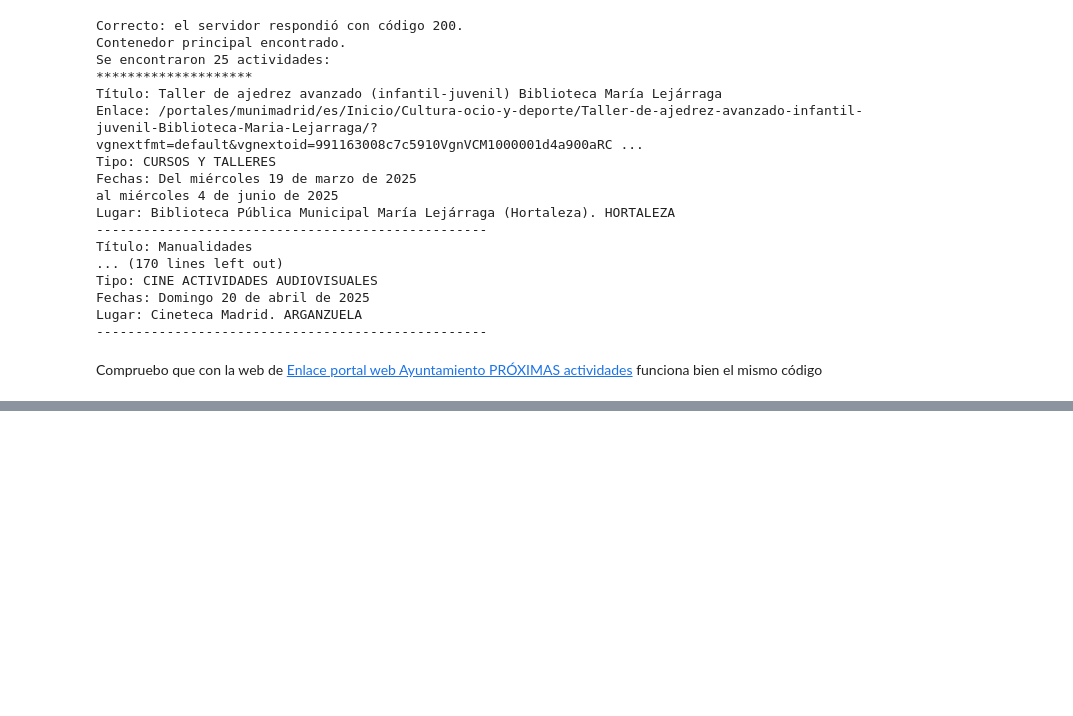
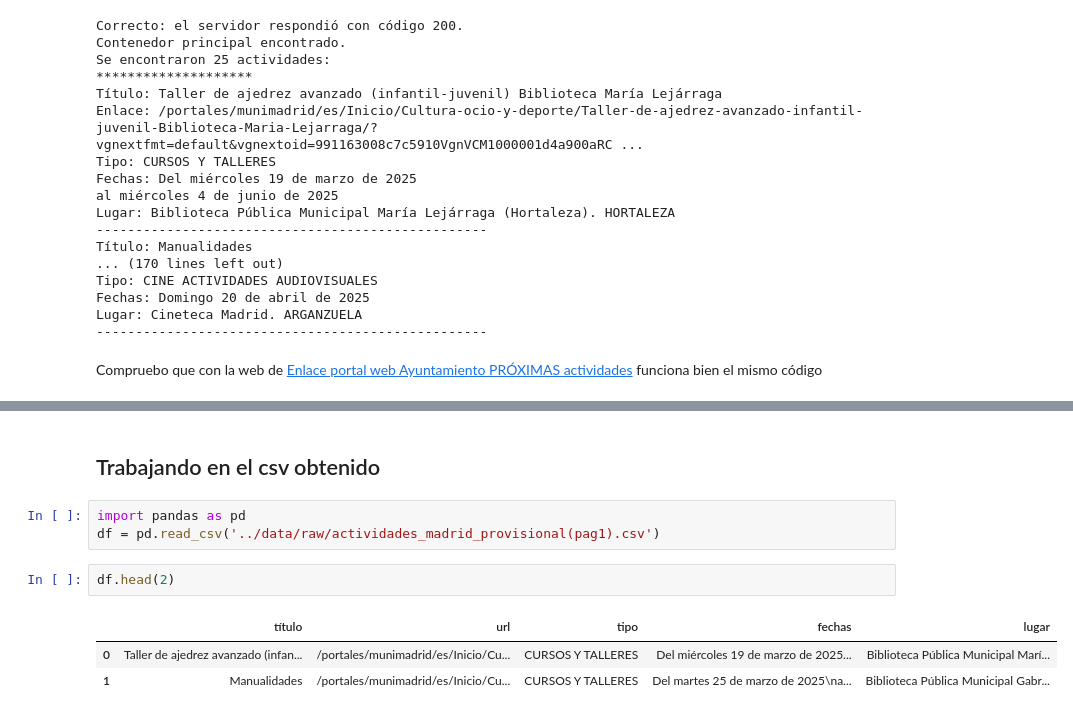
Before and after one commit to abdonrb/desafio_tripulaciones, a Jupyter notebook: notebooks/01_Datos_Actividades_Infantiles_Madrid_WS_agv.ipynb, the cells around one changed output, grey strips where cells are left out. Drawn from its saved outputs; the diff is of its cells as text; blank space fills up the shorter version.

```diff
--- a/notebooks/01_Datos_Actividades_Infantiles_Madrid_WS_agv.ipynb
+++ b/notebooks/01_Datos_Actividades_Infantiles_Madrid_WS_agv.ipynb
@@ -225,0 +298,11 @@ eventos
+# %% [markdown]
+## Trabajando en el csv obtenido
+# %%
+import pandas as pd
+df = pd.read_csv('../data/raw/actividades_madrid_provisional(pag1).csv')
+# %%
+df.head(2)
+# %% [output]
+|  | título | url | tipo | fechas | lugar |
+| 0 | Taller de ajedrez avanzado (infan... | /portales/munimadrid/es/Inicio/Cu... | CURSOS Y TALLERES | Del miércoles 19 de marzo de 2025... | Biblioteca Pública Municipal Marí... |
+| 1 | Manualidades | /portales/munimadrid/es/Inicio/Cu... | CURSOS Y TALLERES | Del martes 25 de marzo de 2025\na... | Biblioteca Pública Municipal Gabr... |
```
Also changed, not shown: parts of 10 cells of this notebook, 2 other files.
